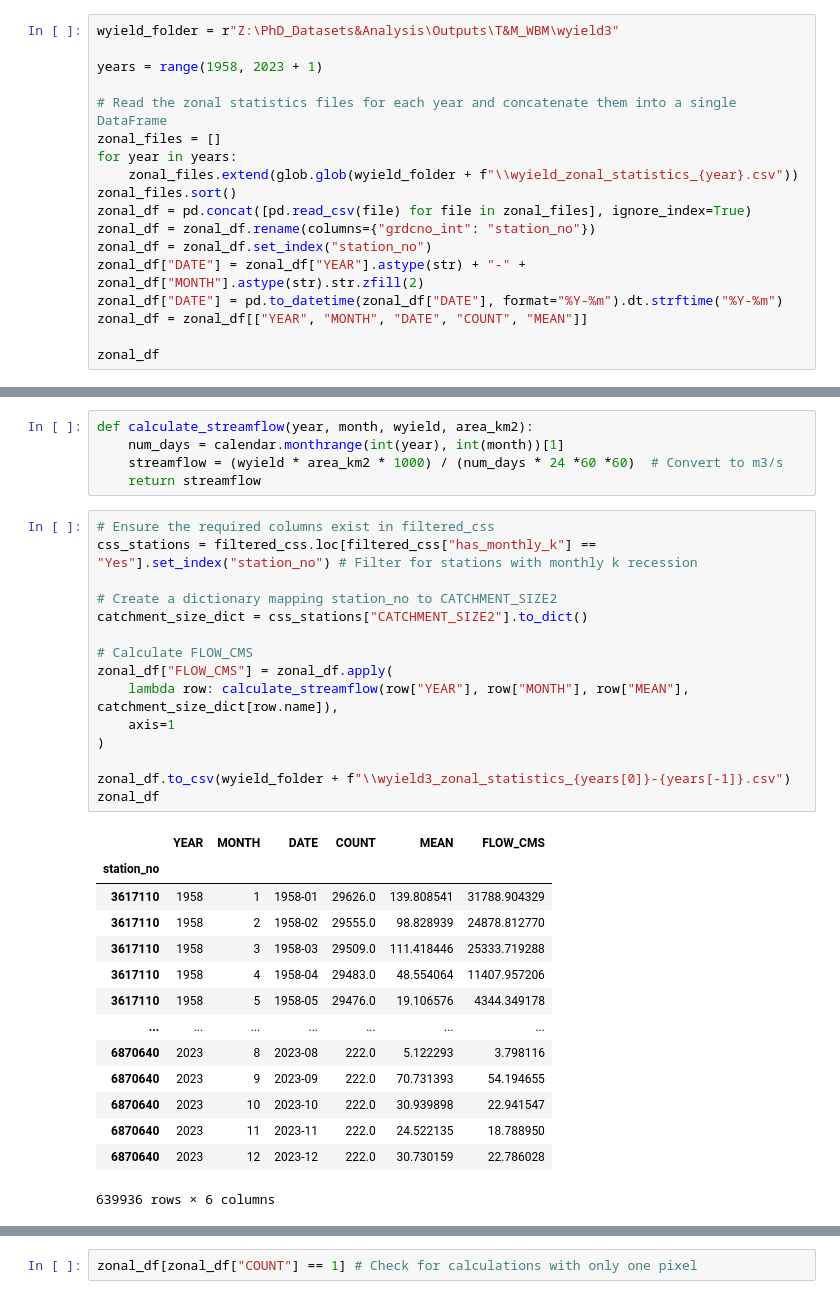
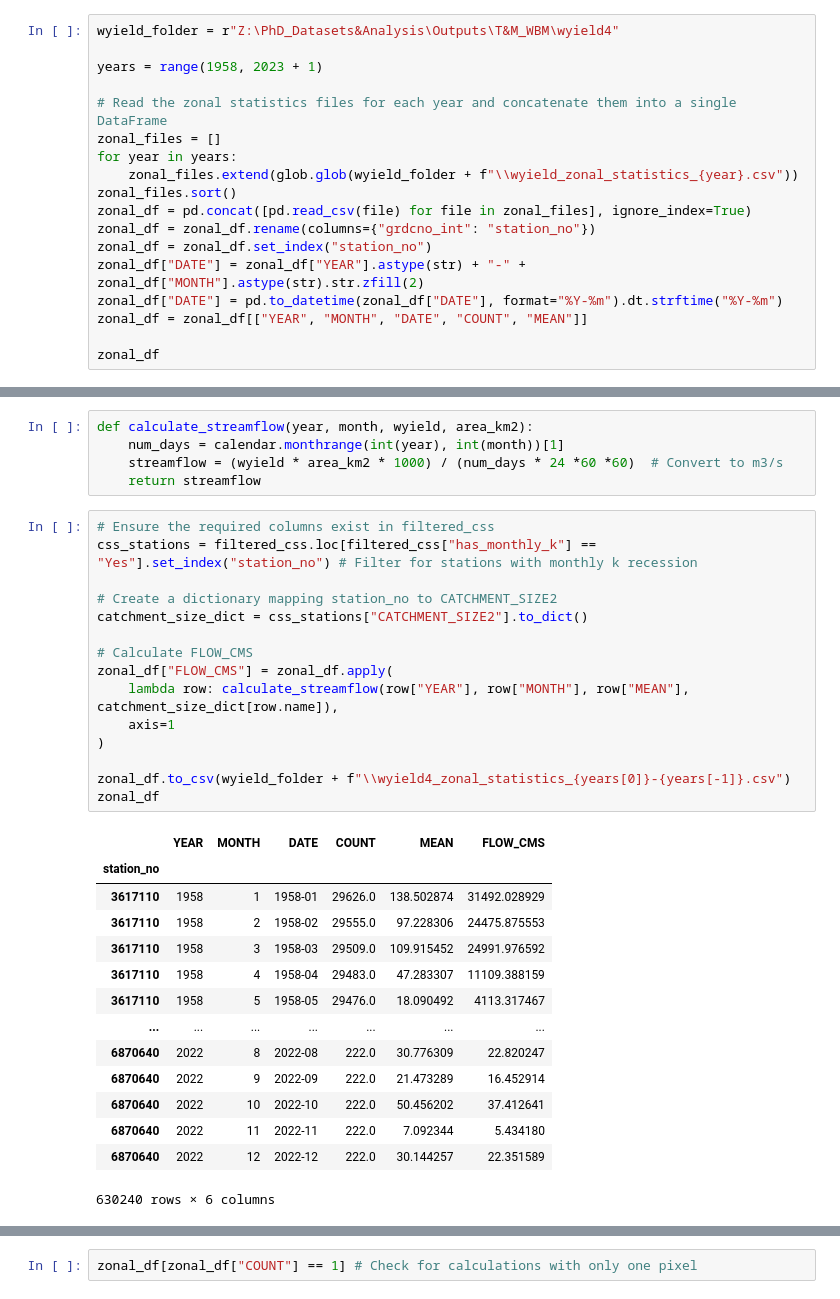
Before and after one commit to jevago262000/PhD_1-Water_Balance, a Jupyter notebook: 7.1a.streamflow_calculation_from_wyield4.ipynb, the cells around one changed output, grey strips where cells are left out. Cells and saved outputs as stored; diff of their text form.

```diff
--- a/7.1a.streamflow_calculation_from_wyield4.ipynb
+++ b/7.1a.streamflow_calculation_from_wyield4.ipynb
@@ -21,7 +21,7 @@ filtered_css
 | 808 | ZOZA | 6150400 | 1074154 | 41.724916 | 9.075456 | Active | U RIZZANESE | ... |
 809 rows × 20 columns
 # %%
-wyield_folder = r"Z:\PhD_Datasets&Analysis\Outputs\T&M_WBM\wyield3"
+wyield_folder = r"Z:\PhD_Datasets&Analysis\Outputs\T&M_WBM\wyield4"
 
 years = range(1958, 2023 + 1)
 
@@ -61,33 +61,33 @@ def calculate_streamflow(year, month, wyield, area_km2):
 # %%
 # Ensure the required columns exist in filtered_css
 css_stations = filtered_css.loc[filtered_css["has_monthly_k"] == "Yes"].set_index("station_no") # Filter for stations with monthly k recession
 
 # Create a dictionary mapping station_no to CATCHMENT_SIZE2
 catchment_size_dict = css_stations["CATCHMENT_SIZE2"].to_dict()
 
 # Calculate FLOW_CMS
 zonal_df["FLOW_CMS"] = zonal_df.apply(
     lambda row: calculate_streamflow(row["YEAR"], row["MONTH"], row["MEAN"], catchment_size_dict[row.name]),
     axis=1
 )
 
-zonal_df.to_csv(wyield_folder + f"\\wyield3_zonal_statistics_{years[0]}-{years[-1]}.csv")
+zonal_df.to_csv(wyield_folder + f"\\wyield4_zonal_statistics_{years[0]}-{years[-1]}.csv")
 zonal_df
 # %% [output]
 |  | YEAR | MONTH | DATE | COUNT | MEAN | FLOW_CMS |
 | station_no |  |  |  |  |  |  |
-| 3617110 | 1958 | 1 | 1958-01 | 29626.0 | 139.808541 | 31788.904329 |
-| 3617110 | 1958 | 2 | 1958-02 | 29555.0 | 98.828939 | 24878.812770 |
-| 3617110 | 1958 | 3 | 1958-03 | 29509.0 | 111.418446 | 25333.719288 |
-| 3617110 | 1958 | 4 | 1958-04 | 29483.0 | 48.554064 | 11407.957206 |
-| 3617110 | 1958 | 5 | 1958-05 | 29476.0 | 19.106576 | 4344.349178 |
+| 3617110 | 1958 | 1 | 1958-01 | 29626.0 | 138.502874 | 31492.028929 |
+| 3617110 | 1958 | 2 | 1958-02 | 29555.0 | 97.228306 | 24475.875553 |
+| 3617110 | 1958 | 3 | 1958-03 | 29509.0 | 109.915452 | 24991.976592 |
+| 3617110 | 1958 | 4 | 1958-04 | 29483.0 | 47.283307 | 11109.388159 |
+| 3617110 | 1958 | 5 | 1958-05 | 29476.0 | 18.090492 | 4113.317467 |
 | ... | ... | ... | ... | ... | ... | ... |
-| 6870640 | 2023 | 8 | 2023-08 | 222.0 | 5.122293 | 3.798116 |
-| 6870640 | 2023 | 9 | 2023-09 | 222.0 | 70.731393 | 54.194655 |
-| 6870640 | 2023 | 10 | 2023-10 | 222.0 | 30.939898 | 22.941547 |
-| 6870640 | 2023 | 11 | 2023-11 | 222.0 | 24.522135 | 18.788950 |
-| 6870640 | 2023 | 12 | 2023-12 | 222.0 | 30.730159 | 22.786028 |
+| 6870640 | 2022 | 8 | 2022-08 | 222.0 | 30.776309 | 22.820247 |
+| 6870640 | 2022 | 9 | 2022-09 | 222.0 | 21.473289 | 16.452914 |
+| 6870640 | 2022 | 10 | 2022-10 | 222.0 | 50.456202 | 37.412641 |
+| 6870640 | 2022 | 11 | 2022-11 | 222.0 | 7.092344 | 5.434180 |
+| 6870640 | 2022 | 12 | 2022-12 | 222.0 | 30.144257 | 22.351589 |
-639936 rows × 6 columns
+630240 rows × 6 columns
 # %%
 zonal_df.describe().map(lambda x: f"{x:.2f}")
 # %% [output]
```
Also changed, not shown: parts of 2 cells of this notebook.
